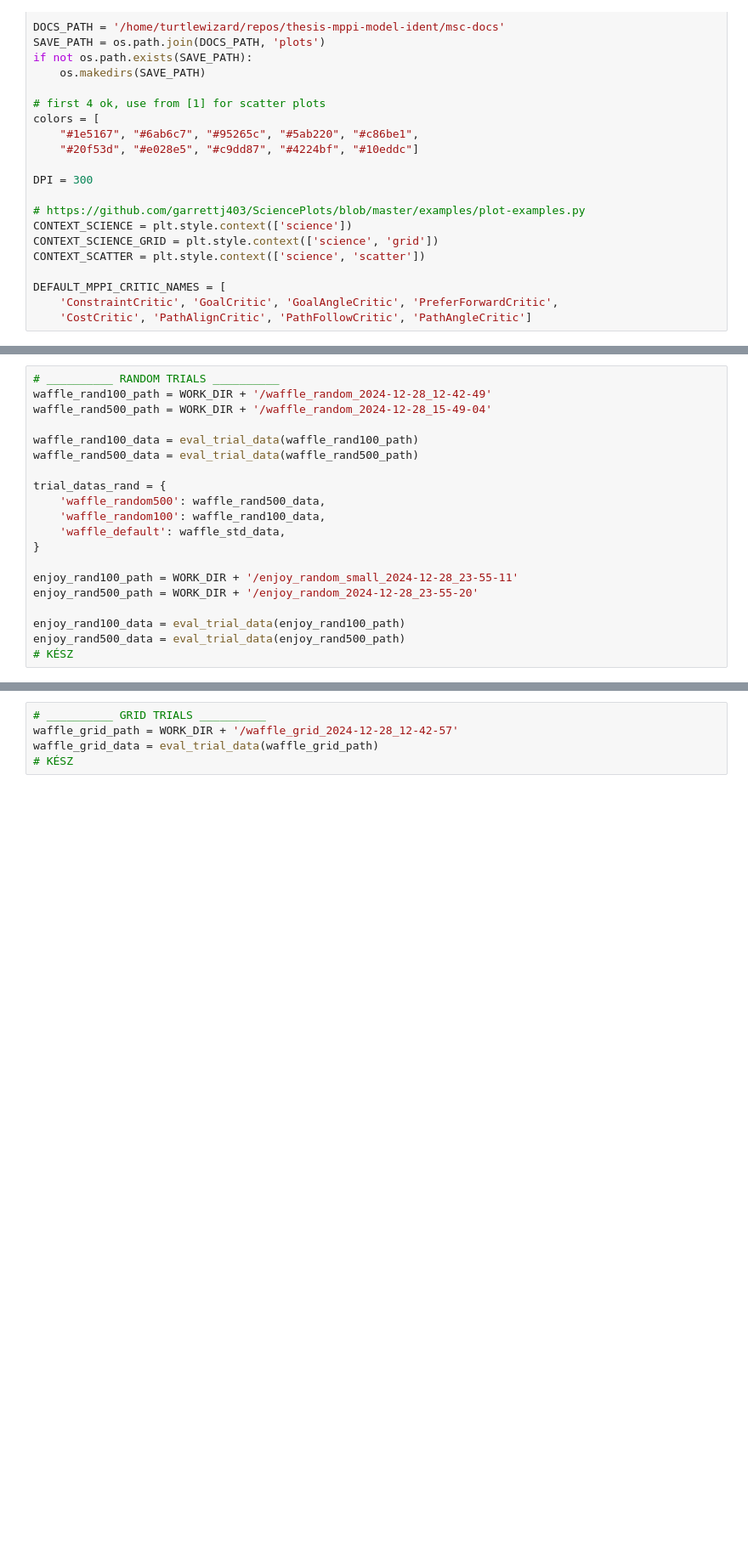
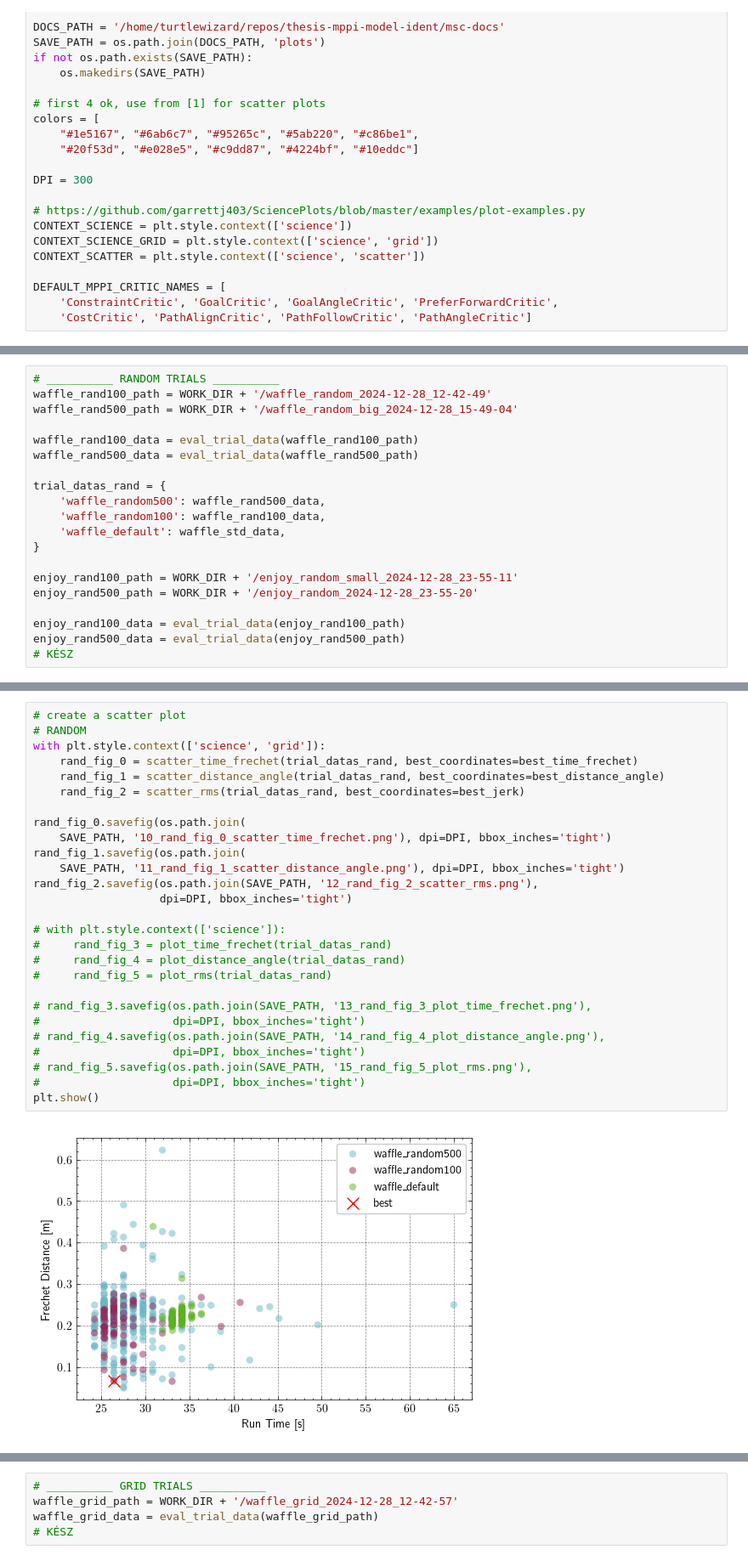
Before and after one commit to turtlewizard73/thesis-mppi-model-ident, a Jupyter notebook: workspace/src/controller_optimization/plots.ipynb, the cells around one changed output, grey strips where cells are left out. Shown at 85% size. Drawn from its saved outputs; the diff is of its cells as text; blank space fills up the shorter version.

```diff
--- a/workspace/src/controller_optimization/plots.ipynb
+++ b/workspace/src/controller_optimization/plots.ipynb
@@ -77,7 +144,7 @@ Whole run time: 132.10 [mins]
 # %%
 # __________ RANDOM TRIALS __________
 waffle_rand100_path = WORK_DIR + '/waffle_random_2024-12-28_12-42-49'
-waffle_rand500_path = WORK_DIR + '/waffle_random_2024-12-28_15-49-04'
+waffle_rand500_path = WORK_DIR + '/waffle_random_big_2024-12-28_15-49-04'
 
 waffle_rand100_data = eval_trial_data(waffle_rand100_path)
 waffle_rand500_data = eval_trial_data(waffle_rand500_path)
@@ -113,0 +342,29 @@ Whole run time: 259.36 [mins]
+# %%
+# create a scatter plot
+# RANDOM
+with plt.style.context(['science', 'grid']):
+    rand_fig_0 = scatter_time_frechet(trial_datas_rand, best_coordinates=best_time_frechet)
+    rand_fig_1 = scatter_distance_angle(trial_datas_rand, best_coordinates=best_distance_angle)
+    rand_fig_2 = scatter_rms(trial_datas_rand, best_coordinates=best_jerk)
+
+rand_fig_0.savefig(os.path.join(
+    SAVE_PATH, '10_rand_fig_0_scatter_time_frechet.png'), dpi=DPI, bbox_inches='tight')
+rand_fig_1.savefig(os.path.join(
+    SAVE_PATH, '11_rand_fig_1_scatter_distance_angle.png'), dpi=DPI, bbox_inches='tight')
+rand_fig_2.savefig(os.path.join(SAVE_PATH, '12_rand_fig_2_scatter_rms.png'),
+                   dpi=DPI, bbox_inches='tight')
+
+# with plt.style.context(['science']):
+#     rand_fig_3 = plot_time_frechet(trial_datas_rand)
+#     rand_fig_4 = plot_distance_angle(trial_datas_rand)
+#     rand_fig_5 = plot_rms(trial_datas_rand)
+
+# rand_fig_3.savefig(os.path.join(SAVE_PATH, '13_rand_fig_3_plot_time_frechet.png'),
+#                    dpi=DPI, bbox_inches='tight')
+# rand_fig_4.savefig(os.path.join(SAVE_PATH, '14_rand_fig_4_plot_distance_angle.png'),
+#                    dpi=DPI, bbox_inches='tight')
+# rand_fig_5.savefig(os.path.join(SAVE_PATH, '15_rand_fig_5_plot_rms.png'),
+#                    dpi=DPI, bbox_inches='tight')
+plt.show()
+# %% [output]
+[figure, added]
```
Also changed, not shown: parts of 23 cells of this notebook, 5 other files.
